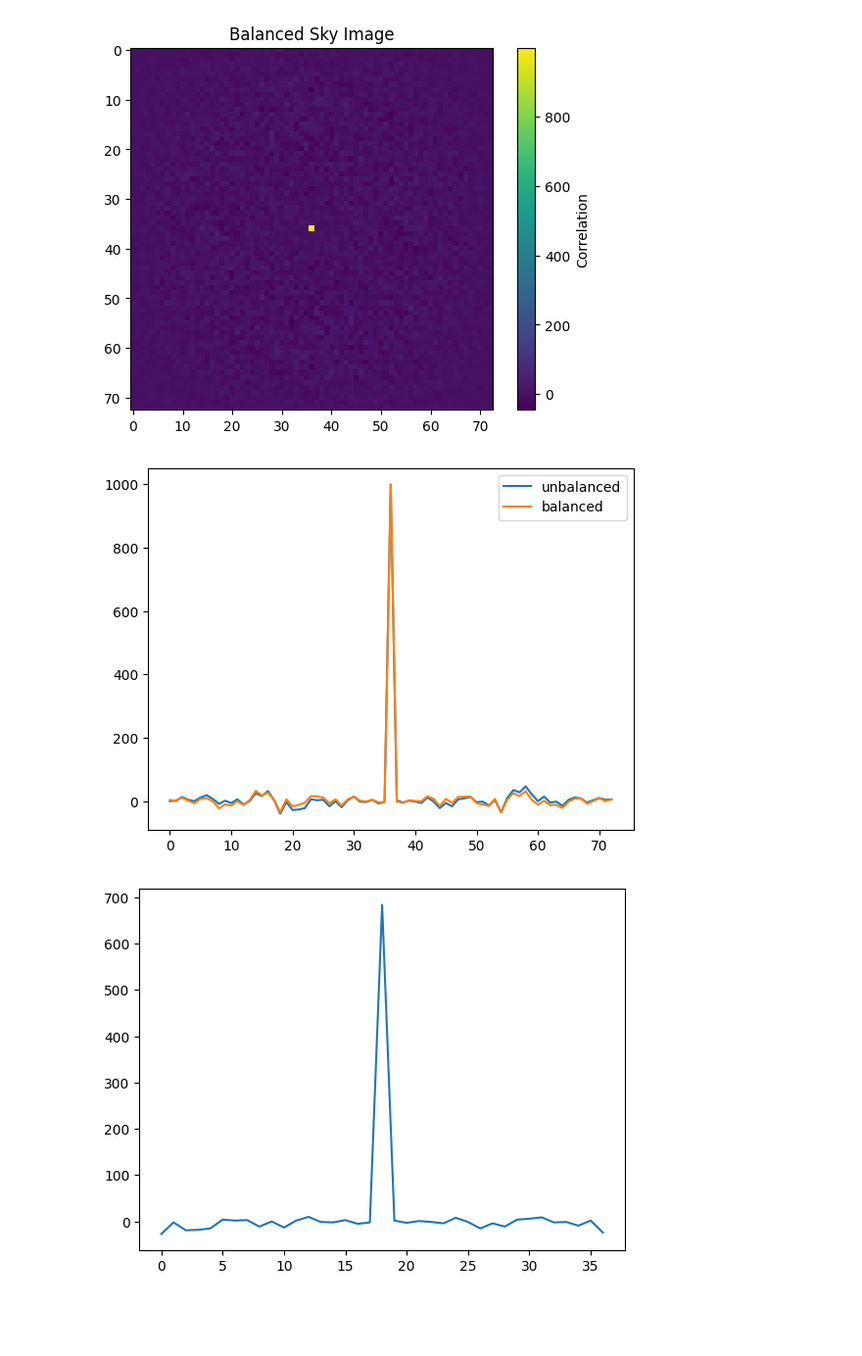
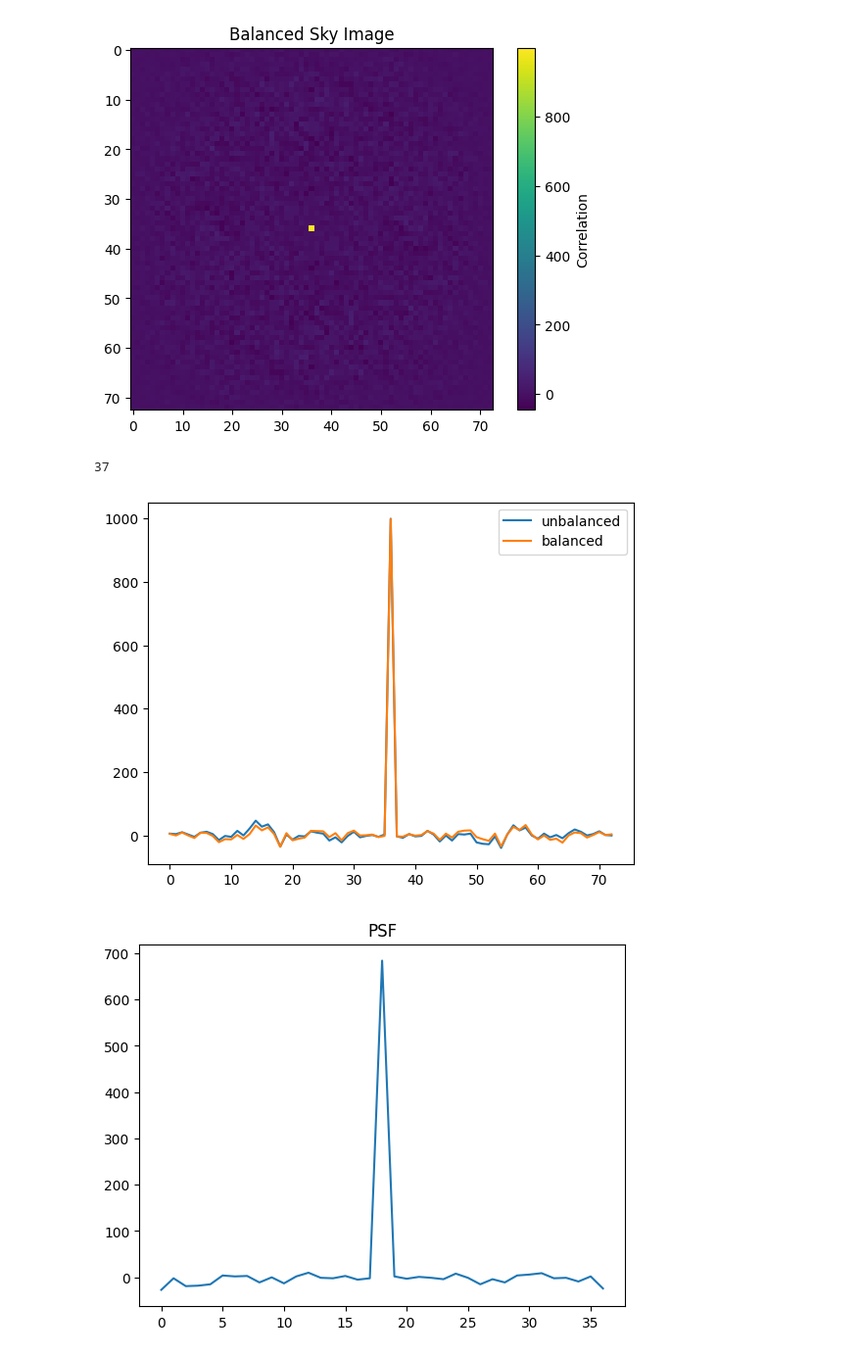
Before and after one commit to peppedilillo/masks, a Jupyter notebook: notebooks/13_pcfov_2d.ipynb, the cells around one changed output. Shown: that part at 98% size. Drawn from its saved outputs; the diff is of its cells as text; code cells hidden in the pictures; blank space fills up the shorter version.

```diff
--- a/notebooks/13_pcfov_2d.ipynb
+++ b/notebooks/13_pcfov_2d.ipynb
@@ -36,15 +36,15 @@ class URA:
         self.n = n
         self.mask, self.decoder = _ura_mura(self.n)
 
-    def _norm(self):
+    def _norm(self) -> float:
         return 1 / np.sum(self.mask)
 
     def encode(self, sky: npt.NDArray) -> npt.NDArray:
         detector = correlate(self.mask, sky, mode="same") * self._norm()
         return detector
 
-    def decode(self, detector: npt.NDArray, balanced: bool | npt.NDArray = False):
-        cc = correlate(detector, self.decoder, mode="full")
+    def decode(self, detector: npt.NDArray, balanced: bool | npt.NDArray = False) -> npt.NDArray:
+        cc = correlate(self.decoder, detector, mode="full")
         if balanced is False:
             return cc
         elif balanced is True:
@@ -52,7 +52,7 @@ class URA:
         else:
             # we expect user to provide the sensitive array
             bulk = balanced
-        return cc - correlate(bulk, self.decoder, mode="full") * np.sum(detector) / np.sum(bulk)
+        return cc - correlate(self.decoder, bulk, mode="full") * np.sum(detector) / np.sum(bulk)
 
     def get_sky_canvas(self) -> npt.NDArray:
         return np.zeros((2 * self.n, 2 * self.n))
@@ -107,17 +107,23 @@ ax.set_title("Balanced Sky Image")
 plt.show()
 # %% [output]
 [figure]
+# %%
+x
+# %% [output]
+37
 # %%
-plt.plot(reconstructed[len(reconstructed) // 2 ], label="unbalanced")
-plt.plot(balanced[len(balanced) // 2], label= "balanced")
+plt.plot(reconstructed[x - 1], label="unbalanced")
+plt.plot(balanced[x - 1], label= "balanced")
+plt.title("Reconstructed source slice")
 plt.legend()
 plt.show()
 # %% [output]
-[figure, old version]
+[figure, new version]
 # %%
 psf = ura.psf()
 # %%
 plt.plot(psf[len(psf) // 2])
+plt.title("PSF")
 plt.show()
 # %% [output]
-[figure, old version]
+[figure, new version]
```
Also changed, not shown: parts of 1 cell of this notebook.
